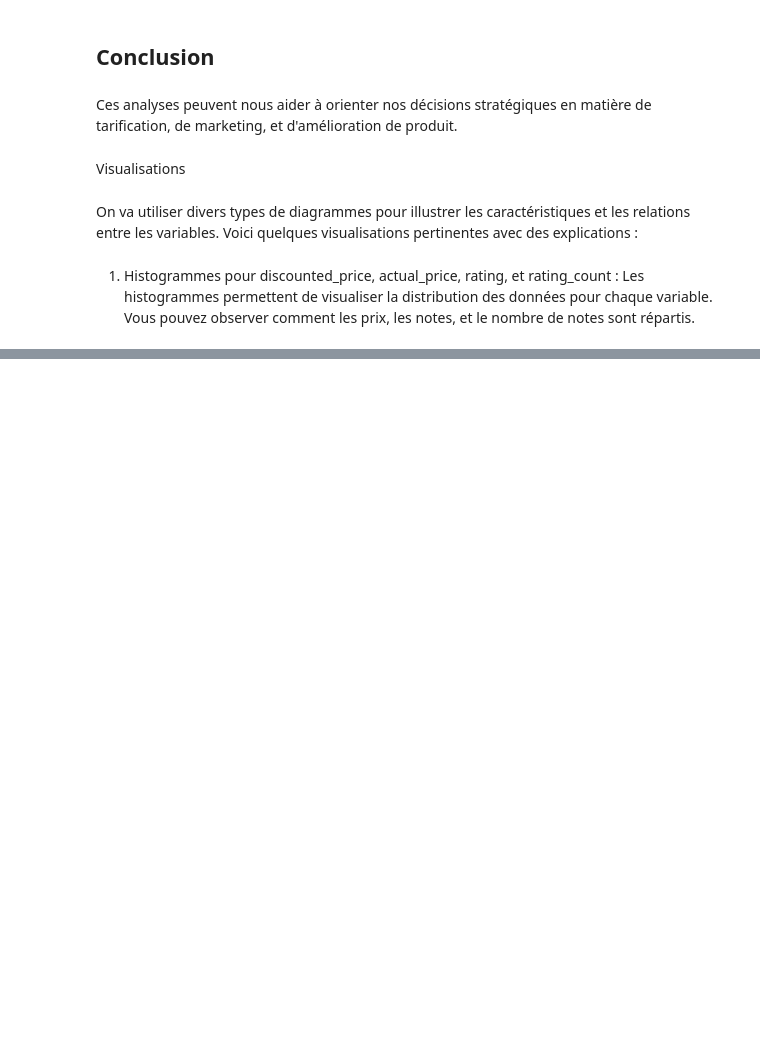
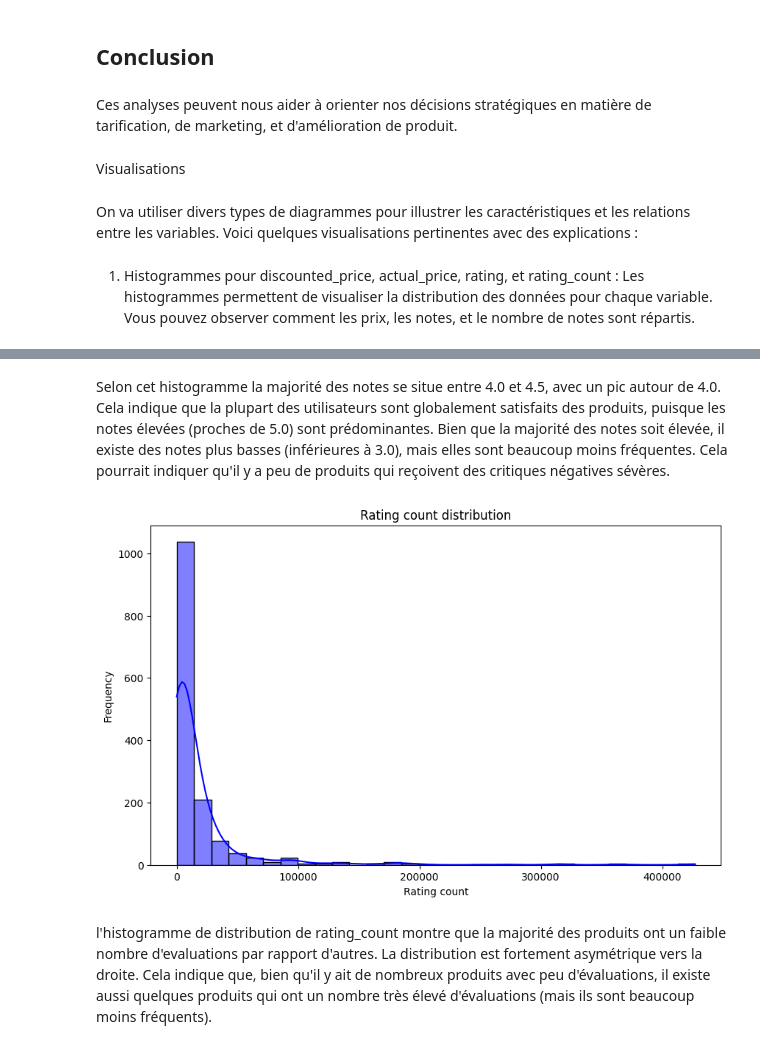
Before and after one commit to mariembahri21/Amazon_sales, a Jupyter notebook: Projet_DataScience.ipynb, the cells around one changed output, grey strips where cells are left out. Saved outputs shown, nothing was run; the diff lists cells and outputs as text; code cells hidden in the pictures; blank space fills up the shorter version.

```diff
--- a/Projet_DataScience.ipynb
+++ b/Projet_DataScience.ipynb
@@ -264,0 +304,17 @@ On va utiliser divers types de diagrammes pour illustrer les caractéristiques e
+# %% [markdown]
+Selon cet histogramme la majorité des notes se situe entre 4.0 et 4.5, avec un pic autour de 4.0.
+Cela indique que la plupart des utilisateurs sont globalement satisfaits des produits, puisque les notes élevées (proches de 5.0) sont prédominantes.
+Bien que la majorité des notes soit élevée, il existe des notes plus basses (inférieures à 3.0), mais elles sont beaucoup moins fréquentes. Cela pourrait indiquer qu'il y a peu de produits qui reçoivent des critiques négatives sévères.
+# %%
+plt.figure(figsize=(10, 6))
+sns.histplot(df['rating_count'], kde=True, bins=30, color='blue')
+plt.title('Rating count distribution')
+plt.xlabel('Rating count')
+plt.ylabel('Frequency')
+plt.show()
+# %% [output]
+[figure, added]
+# %% [markdown]
+
+l'histogramme de distribution de rating_count montre que la majorité des produits ont un faible nombre d'evaluations par rapport d'autres.
+La distribution est fortement asymétrique vers la droite. Cela indique que, bien qu'il y ait de nombreux produits avec peu d'évaluations, il existe aussi quelques produits qui ont un nombre très élevé d'évaluations (mais ils sont beaucoup moins fréquents).
```
Also changed, not shown: parts of 5 cells of this notebook.
